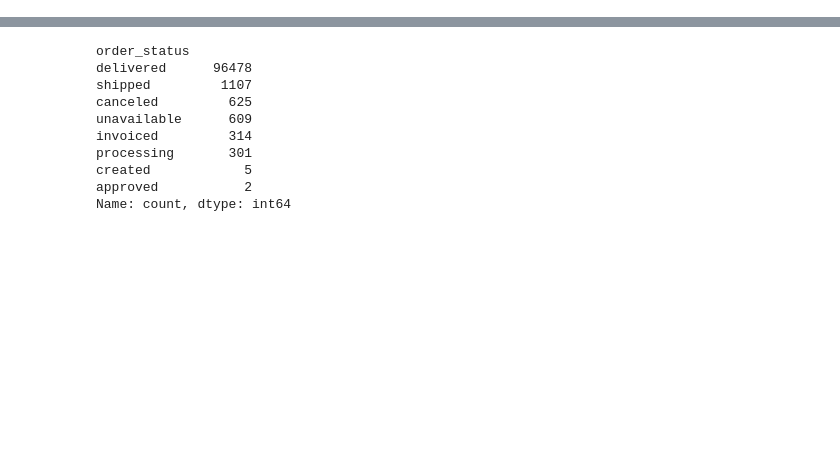
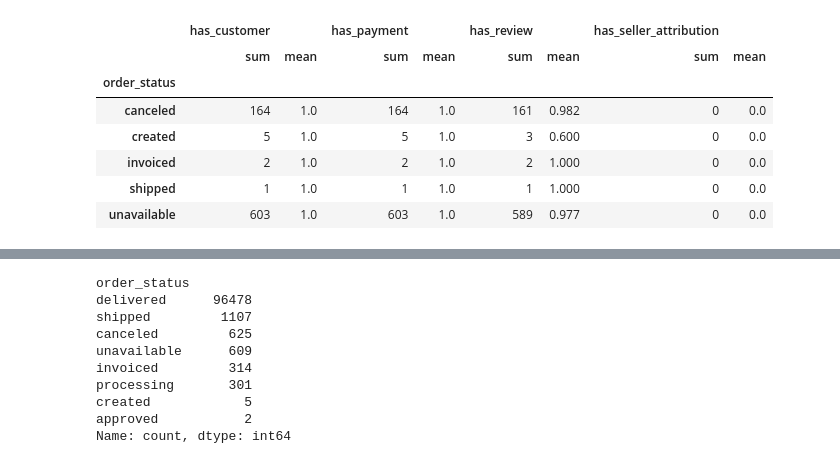
Before and after one commit to asherdata1/supply-chain-decision-support, a Jupyter notebook: 02_notebooks/asher_preprocessing.ipynb, the cells around one changed output, grey strips where cells are left out. Cells and saved outputs as stored; diff of their text form; code cells hidden in the pictures; blank space fills up the shorter version.

Commit message:
Complete Olist preprocessing and consolidated baseline including reviews

```diff
--- a/02_notebooks/asher_preprocessing.ipynb
+++ b/02_notebooks/asher_preprocessing.ipynb
@@ -27,6 +27,10 @@ payments = pd.read_csv(
     "../01_data/raw/olist_order_payments_dataset.csv"
 )
 
+reviews = pd.read_csv(
+    "../01_data/raw/olist_order_reviews_dataset.csv"
+)
+
 for name, df in {
     "orders": orders,
     "items": items,
@@ -34,6 +38,7 @@ for name, df in {
     "sellers": sellers,
     "customers": customers,
     "payments": payments,
+    "reviews": reviews,
 }.items():
     print(f"\n{name.upper()}")
     print(df.shape)
@@ -249,0 +294,12 @@ Name: count, dtype: int64
+# %%
+orders_without_items = orders.loc[
+    ~orders["order_id"].isin(items["order_id"])
+].copy()
+
+print("Orders without item records:", len(orders_without_items))
+
+display(
+    orders_without_items["order_status"]
+    .value_counts()
+    .to_frame("orders")
+)
@@ -249,0 +315,46 @@ Name: count, dtype: int64
+# %%
+orders_without_items_check = orders_without_items[
+    ["order_id", "order_status", "customer_id"]
+].copy()
+
+orders_without_items_check["has_customer"] = (
+    orders_without_items_check["customer_id"].isin(customers["customer_id"])
+)
+
+orders_without_items_check["has_payment"] = (
+    orders_without_items_check["order_id"].isin(payments["order_id"])
+)
+
+orders_without_items_check["has_review"] = (
+    orders_without_items_check["order_id"].isin(reviews["order_id"])
+)
+
+# Seller attribution requires an order-item record because seller_id
+# is linked to order_id through the items table.
+orders_without_items_check["has_seller_attribution"] = (
+    orders_without_items_check["order_id"].isin(
+        items.loc[items["seller_id"].notna(), "order_id"]
+    )
+)
+
+display(
+    orders_without_items_check.groupby("order_status")[
+        [
+            "has_customer",
+            "has_payment",
+            "has_review",
+            "has_seller_attribution",
+        ]
+    ]
+    .agg(["sum", "mean"])
+    .round(3)
+)
+# %% [output]
+|  | has_customer |  | has_payment |  | has_review |  | has_seller_attribution |  |
+|  | sum | mean | sum | mean | sum | mean | sum | mean |
+| order_status |  |  |  |  |  |  |  |  |
+| canceled | 164 | 1.0 | 164 | 1.0 | 161 | 0.982 | 0 | 0.0 |
+| created | 5 | 1.0 | 5 | 1.0 | 3 | 0.600 | 0 | 0.0 |
+| invoiced | 2 | 1.0 | 2 | 1.0 | 2 | 1.000 | 0 | 0.0 |
+| shipped | 1 | 1.0 | 1 | 1.0 | 1 | 1.000 | 0 | 0.0 |
+| unavailable | 603 | 1.0 | 603 | 1.0 | 589 | 0.977 | 0 | 0.0 |
```
Also changed, not shown: parts of 35 cells of this notebook, 2 other files.
